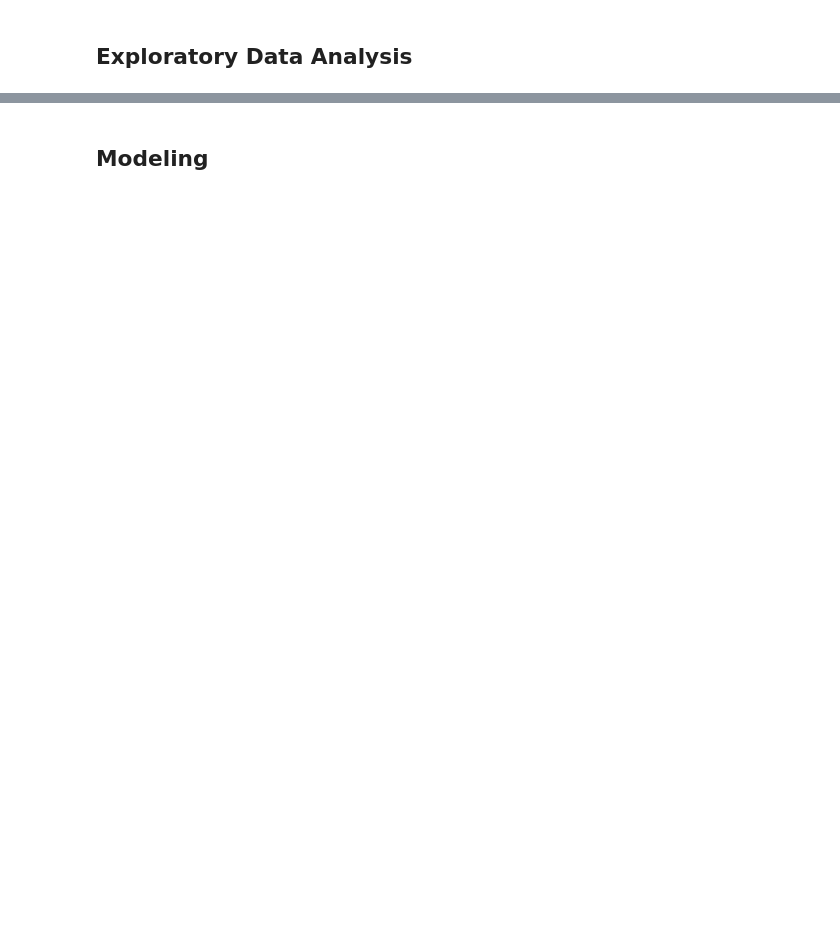
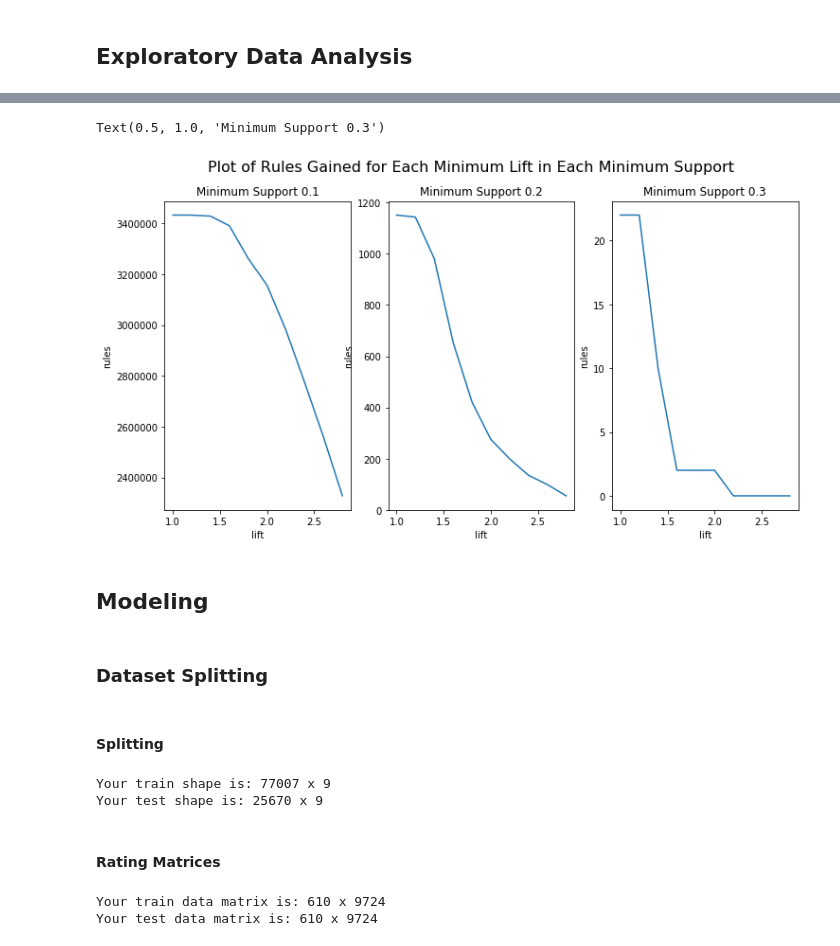
Before and after one commit to TJMSambas/movie_recommendation_netflix, a Jupyter notebook: D20_exercise_recommender_system_tri_rangga.ipynb, the cells around one changed output, grey strips where cells are left out. Drawn from its saved outputs; the diff is of its cells as text; code cells hidden in the pictures; blank space fills up the shorter version.

```diff
--- a/D20_exercise_recommender_system_tri_rangga.ipynb
+++ b/D20_exercise_recommender_system_tri_rangga.ipynb
@@ -30,2 +157,55 @@ import seaborn as sns
+# %%
+# plotting rules gained for each minimum lift and each minimum support to find the most optimal point
+movielist = []
+for i in df['userId'].unique() :
+    mlist = list(set(df[df['userId'] == i]['title']))
+    if len(mlist) > 0 :
+        movielist.append(mlist)
+
+te = TransactionEncoder()
+te_ary = te.fit(movielist).transform(movielist)
+df_apriori = pd.DataFrame(te_ary, columns = te.columns_)
+
+list_supp = [0.1,0.2,0.3]
+list_lift = [1,1.2,1.4,1.6,1.8,2,2.2,2.4,2.6,2.8]
+rules_each_lift = []
+for i in list_supp :
+    frequent_moviesets = apriori(df_apriori, min_support = i)
+    for j in list_lift :
+        rules = association_rules(frequent_moviesets, metric = 'lift', min_threshold = j)
+        rules_each_lift.append(len(rules))
+
+rules_each_lift = [rules_each_lift[i:i + 10] for i in range(0, len(rules_each_lift), 10)]
+rules_a = rules_each_lift[0]
+rules_b = rules_each_lift[1]
+rules_c = rules_each_lift[2]
+
+plt.figure(figsize = (12,6))
+plt.suptitle('Plot of Rules Gained for Each Minimum Lift in Each Minimum Support', size = 16)
+
+plt.subplot(1,3,1)
+a = sns.lineplot(x=list_lift, y = rules_a)
+plt.xlabel('lift')
+plt.ylabel('rules')
+plt.title('Minimum Support 0.1')
+
+plt.subplot(1,3,2)
+b = sns.lineplot(x=list_lift, y = rules_b)
+plt.xlabel('lift')
+plt.ylabel('rules')
+plt.title('Minimum Support 0.2')
+
+plt.subplot(1,3,3)
+c = sns.lineplot(x=list_lift, y = rules_c)
+plt.xlabel('lift')
+plt.ylabel('rules')
+plt.title('Minimum Support 0.3')
+# %% [output]
+Text(0.5, 1.0, 'Minimum Support 0.3')
+[figure, added]
 # %% [markdown]
 ## Modeling
+# %% [markdown]
+### Dataset Splitting
+# %% [markdown]
+#### Splitting
@@ -31,0 +216,8 @@ import seaborn as sns
+# %%
+print('Your train shape is: %i x %i' %train_data.shape)
+print('Your test shape is: %i x %i' %test_data.shape)
+# %% [output]
+Your train shape is: 77007 x 9
+Your test shape is: 25670 x 9
+# %% [markdown]
+#### Rating Matrices
@@ -31,0 +234,6 @@ import seaborn as sns
+# %%
+print('Your train data matrix is: %i x %i' %train_data_matrix.shape)
+print('Your test data matrix is: %i x %i' %test_data_matrix.shape)
+# %% [output]
+Your train data matrix is: 610 x 9724
+Your test data matrix is: 610 x 9724
```
Also changed, not shown: parts of 67 cells of this notebook.
